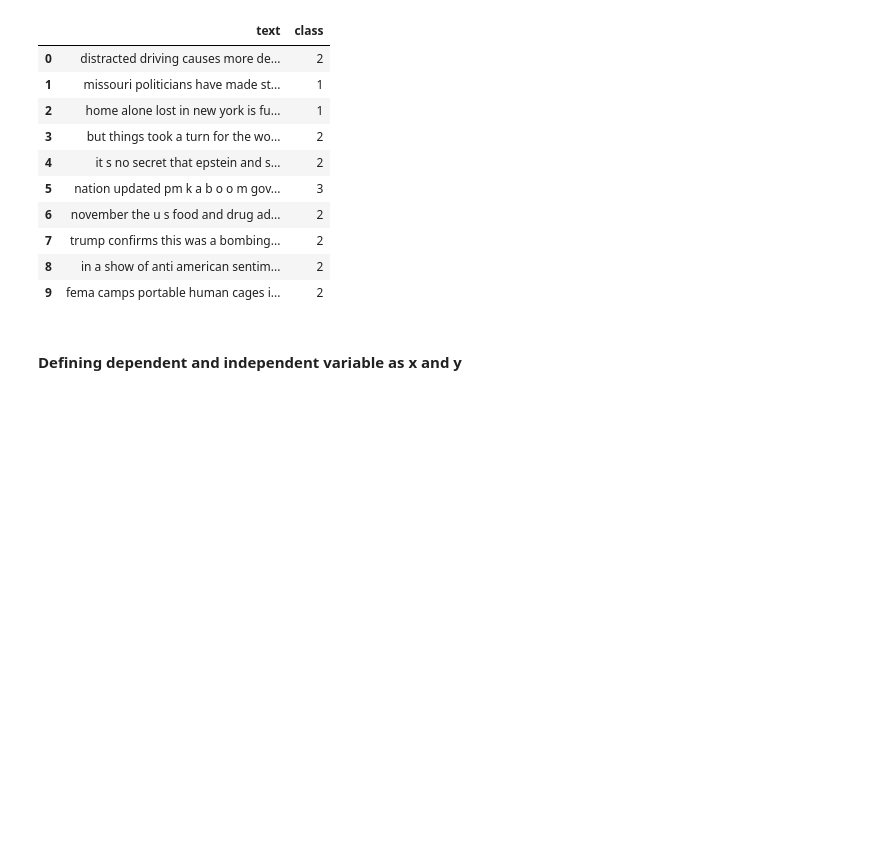
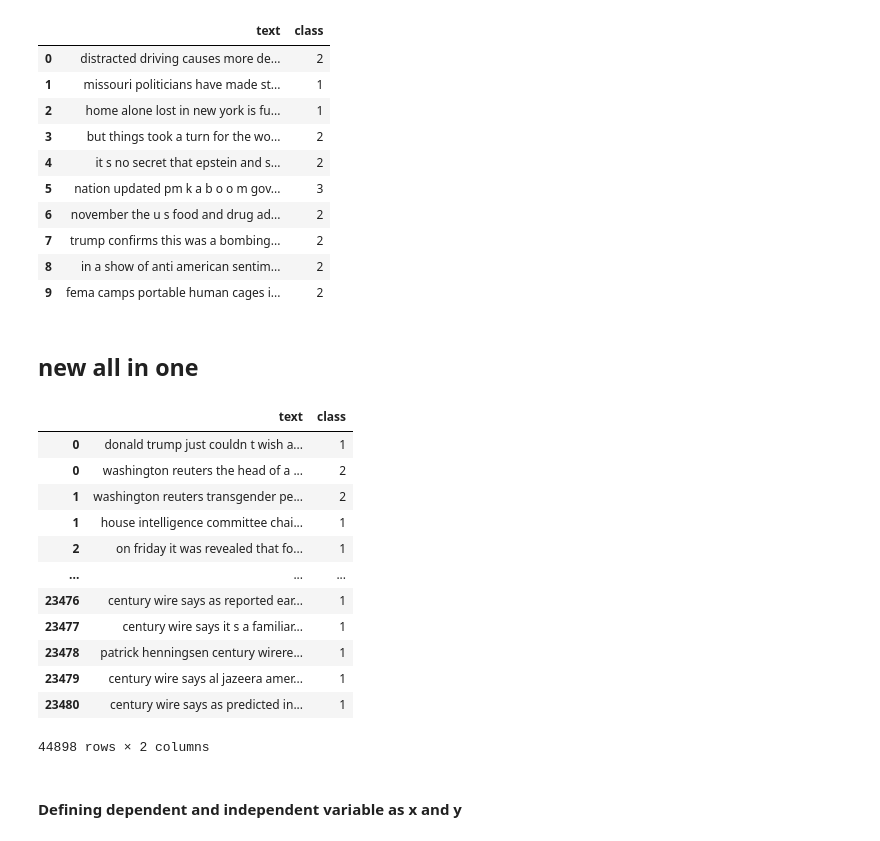
Before and after one commit to SaifuddinGsohan/CLEF2021, a Jupyter notebook: task3/FND v1.ipynb, the cells around one changed output. Saved outputs shown, nothing was run; the diff lists cells and outputs as text; code cells hidden in the pictures; blank space fills up the shorter version.

```diff
--- a/task3/FND v1.ipynb
+++ b/task3/FND v1.ipynb
@@ -157,6 +157,34 @@ df_t.head(10)
 | 7 | trump confirms this was a bombing... | 2 |
 | 8 | in a show of anti american sentim... | 2 |
 | 9 | fema camps portable human cages i... | 2 |
+# %% [markdown]
+## new all in one
+# %%
+df_true = pd.read_csv("data/True.csv")
+df_true = df_true.drop([ "title","subject","date"], axis = 1)
+df_true['class'] = 2
+df_fake = pd.read_csv("data/Fake.csv")
+df_fake = df_fake.drop([ "title","subject","date"], axis = 1)
+df_fake['class'] = 1
+
+df_t = pd.concat([df_fake, df_true], axis=0)
+df_t.sort_index(inplace=True)
+df_t["text"] = df_t["text"].apply(wordopt)
+df_t
+# %% [output]
+|  | text | class |
+| 0 | donald trump just couldn t wish a... | 1 |
+| 0 | washington reuters the head of a ... | 2 |
+| 1 | washington reuters transgender pe... | 2 |
+| 1 | house intelligence committee chai... | 1 |
+| 2 | on friday it was revealed that fo... | 1 |
+| ... | ... | ... |
+| 23476 | century wire says as reported ear... | 1 |
+| 23477 | century wire says it s a familiar... | 1 |
+| 23478 | patrick henningsen century wirere... | 1 |
+| 23479 | century wire says al jazeera amer... | 1 |
+| 23480 | century wire says as predicted in... | 1 |
+44898 rows × 2 columns
 # %% [markdown]
 #### Defining dependent and independent variable as x and y
 # %%
```
Also changed, not shown: parts of 10 cells of this notebook, 12 other files.
